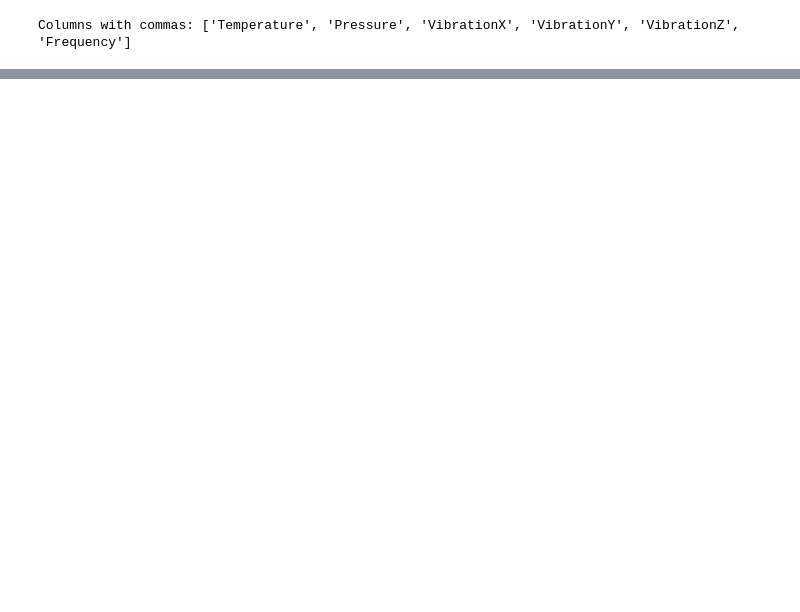
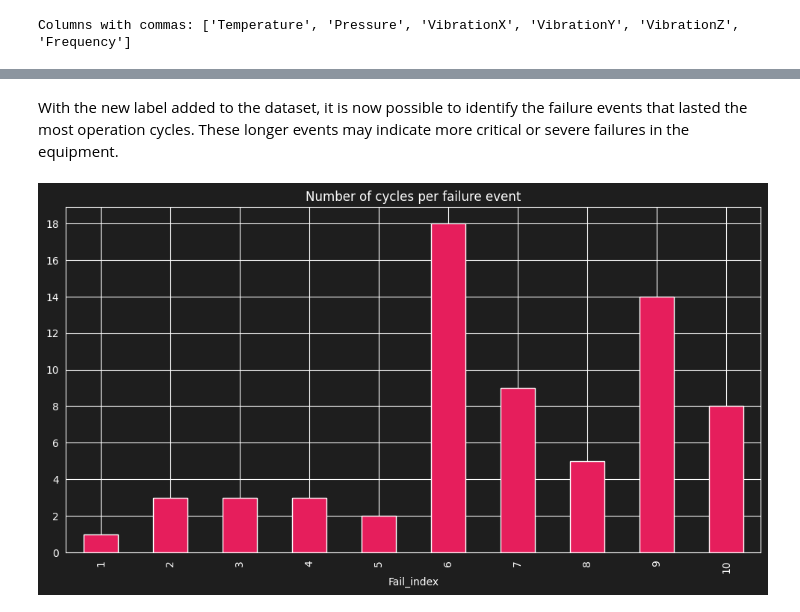
Before and after one commit to jackson-simionato/fpso-equipment-monitoring, a Jupyter notebook: notebooks/01_eda_exploration.ipynb, the cells around one changed output, grey strips where cells are left out. Saved outputs shown, nothing was run; the diff lists cells and outputs as text; code cells hidden in the pictures; blank space fills up the shorter version.

```diff
--- a/notebooks/01_eda_exploration.ipynb
+++ b/notebooks/01_eda_exploration.ipynb
@@ -89,0 +220,4 @@ dtype: object
+# %%
+# Find operation cycles where failures start and stop
+failures_starts = find_failure_starts(df['Fail'])
+failures_stops = find_failure_stops(df['Fail'])
@@ -89,0 +237,35 @@ dtype: object
+# %%
+def label_failures(df: pd.DataFrame, target_column: str = 'Fail', fail_index_column: str = 'Fail_index') -> pd.DataFrame:
+    """
+    Labels the failure periods in the DataFrame with a unique index for each failure.
+
+    Args:
+        df (pd.DataFrame): DataFrame containing the failure data with 'Fail' column.
+
+    Returns:
+        pd.DataFrame: DataFrame with an additional 'Fail_index' column indicating failure periods.
+    """
+    # Find start and stop indices of failures
+    failures_starts = find_failure_starts(df[target_column])
+    failures_stops = find_failure_stops(df[target_column])
+
+    if len(failures_starts) > len(failures_stops):
+        failures_stops.append(df.index[-1])  # Append the last index if stops are fewer than starts
+    if len(failures_starts) < len(failures_stops):
+        failures_starts.append(df.index[0])  # Append the first index if starts are fewer than stops
+
+    # Initialize a new column for failure indices
+    df[fail_index_column] = 0
+
+    # Loop through each failure period and assign an index
+    for i, (start, stop) in enumerate(zip(failures_starts, failures_stops)):
+        print(f"Failure {i+1} start at operation cycle: {start}")
+        print(f"Failure {i+1} stop at operation cycle: {stop}")
+
+        # Assigning a failure index to the DataFrame for each failure period
+        mask = (df.index >= start) & (df.index <= stop)
+        df.loc[mask, 'Fail_index'] = i + 1
+
+    return df
+# %%
+df = label_failures(df, target_column='Fail', fail_index_column='Fail_index')
@@ -89,0 +313,10 @@ dtype: object
+# %% [markdown]
+With the new label added to the dataset, it is now possible to identify the failure events that lasted the most operation cycles. These longer events may indicate more critical or severe failures in the equipment.
+# %%
+from matplotlib.ticker import MaxNLocator
+
+failures = df.query('Fail == True').groupby('Fail_index').size()
+ax = failures.plot(kind='bar', figsize=(12, 6), title='Number of cycles per failure event')
+ax.yaxis.set_major_locator(MaxNLocator(integer=True))
+# %% [output]
+[figure, added]
```
Also changed, not shown: parts of 28 cells of this notebook.
